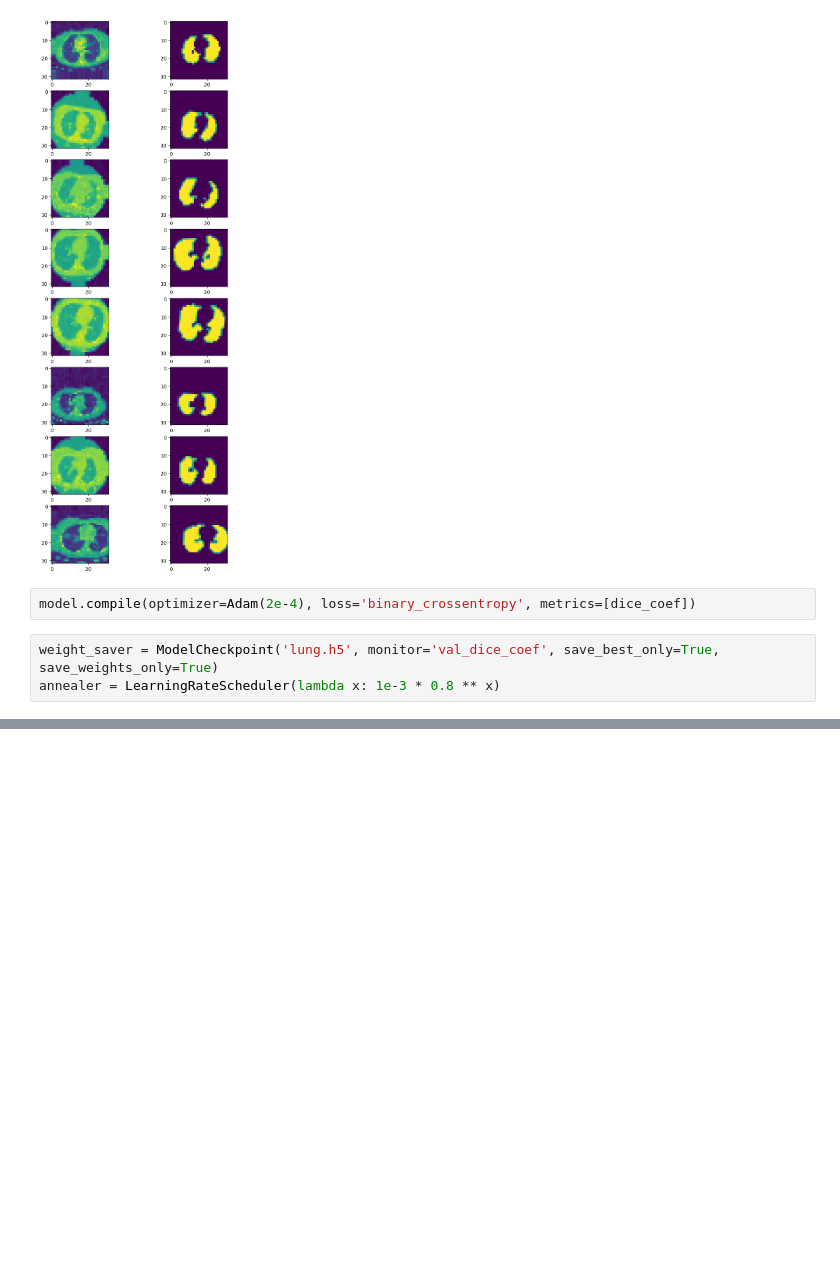
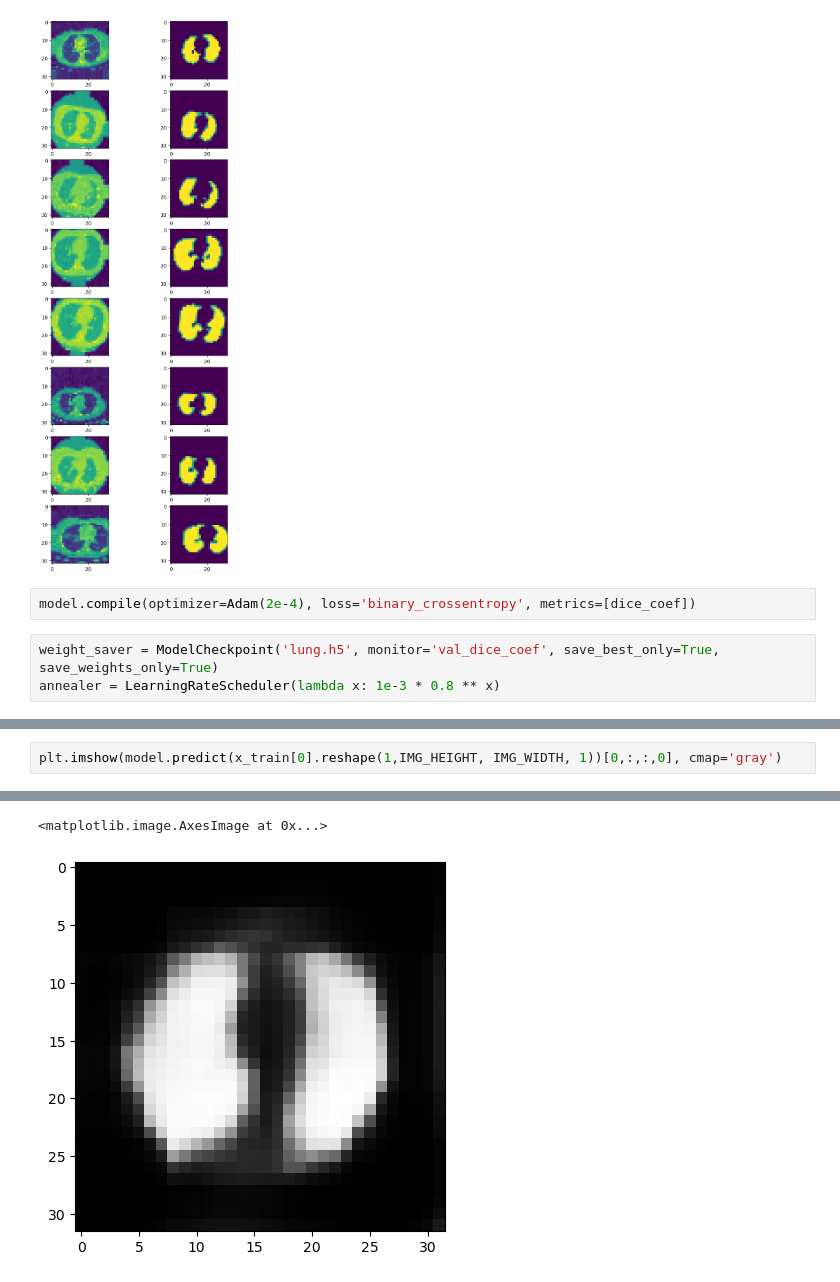
Before and after one commit to UnforgivenZZZ/2d-cnn, a Jupyter notebook: 2d/A lung U-net in Keras.ipynb, the cells around one changed output, grey strips where cells are left out. Saved outputs shown, nothing was run; the diff lists cells and outputs as text; blank space fills up the shorter version.

```diff
--- a/2d/A lung U-net in Keras.ipynb
+++ b/2d/A lung U-net in Keras.ipynb
@@ -163,0 +176,3 @@ annealer = LearningRateScheduler(lambda x: 1e-3 * 0.8 ** x)
+# %%
+plt.imshow(model.predict(x_train[0].reshape(1,IMG_HEIGHT, IMG_WIDTH, 1))[0,:,:,0], cmap='gray')
+# %% [output]
@@ -163,0 +180,2 @@ annealer = LearningRateScheduler(lambda x: 1e-3 * 0.8 ** x)
+<matplotlib.image.AxesImage at 0x...>
+[figure, added]
```
Also changed, not shown: parts of 7 cells of this notebook.
